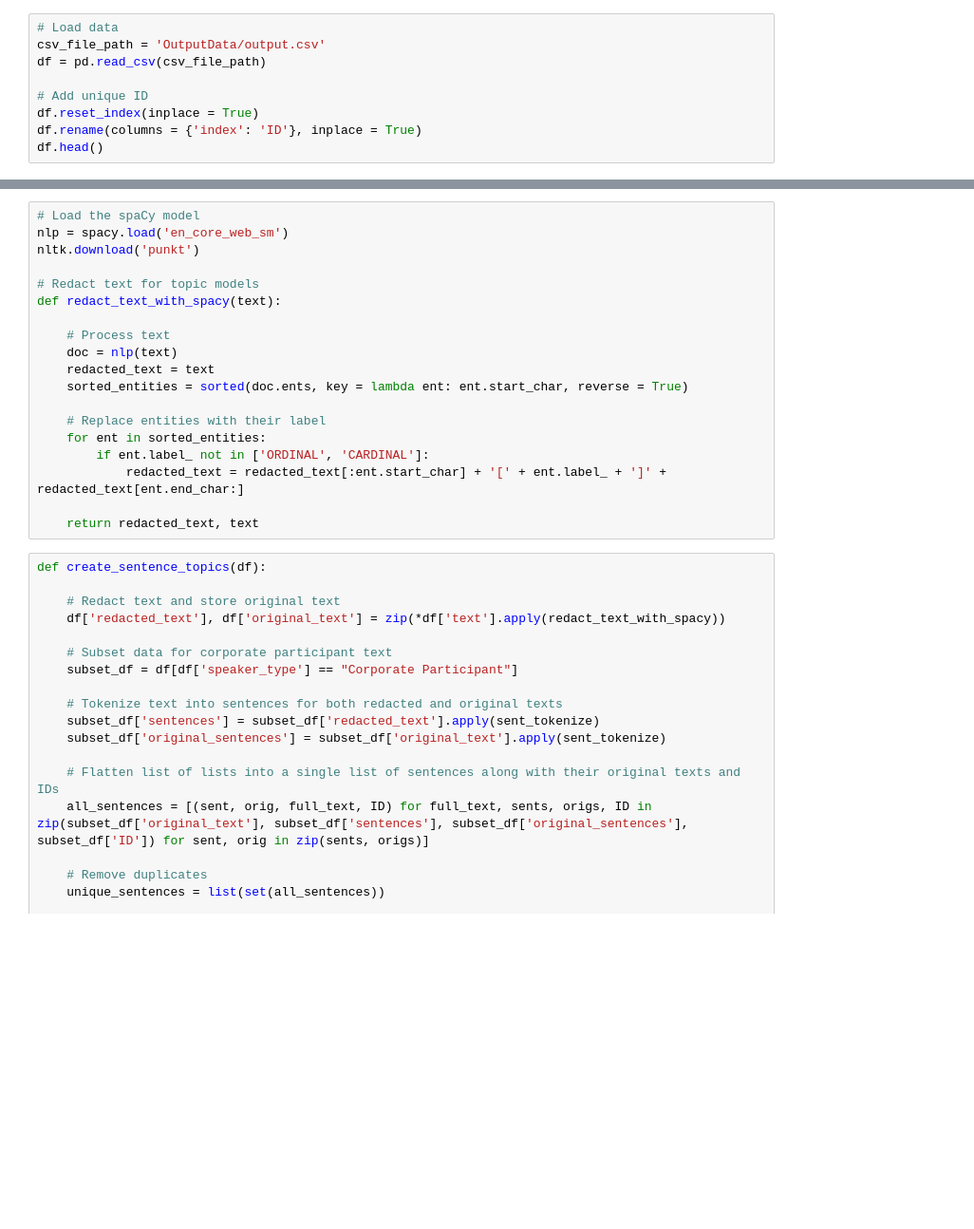
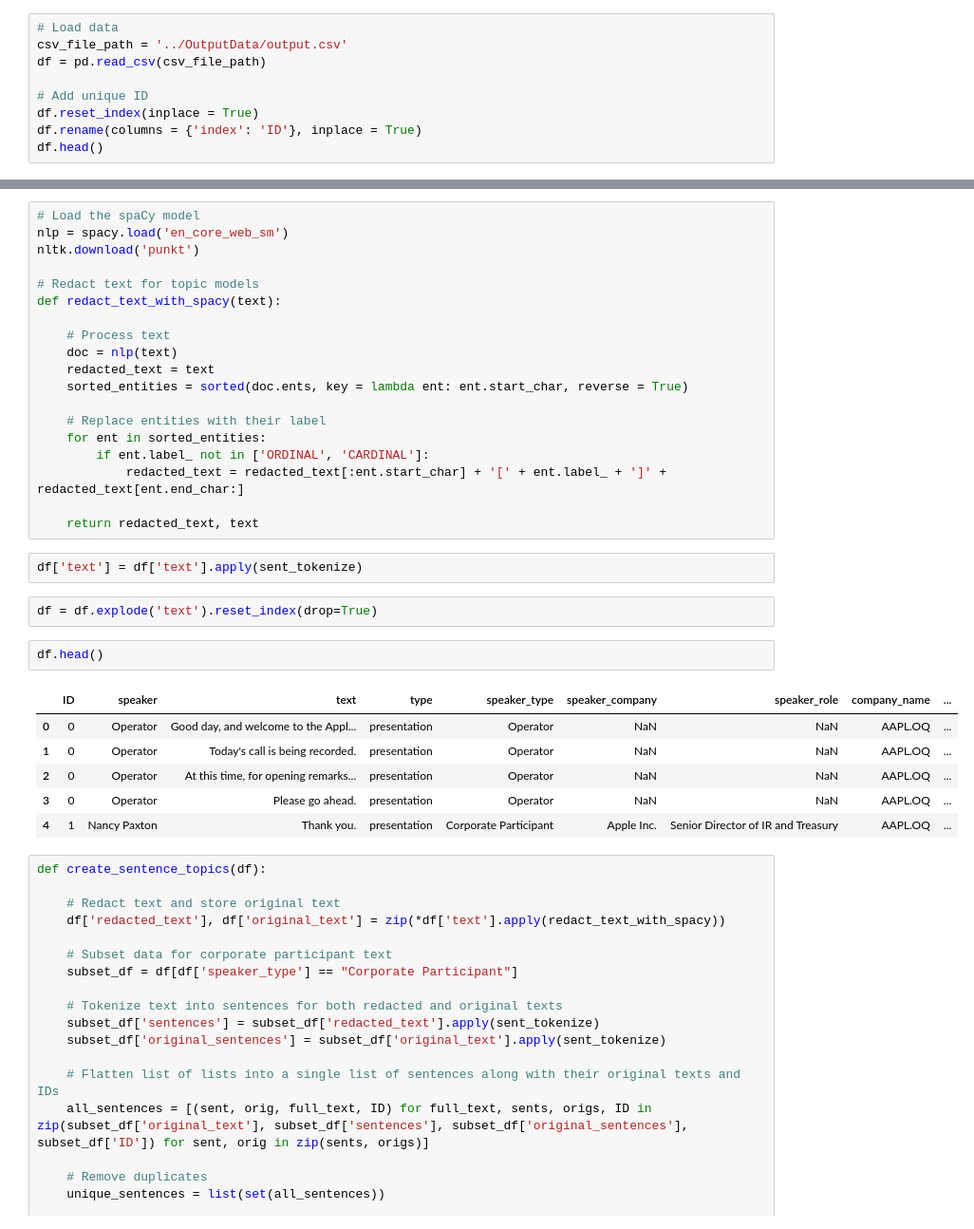
Before and after one commit to maxime7770/Earnings-Calls-Processor, a Jupyter notebook: archives/create_text_features.ipynb, the cells around one changed output, grey strips where cells are left out. Shown at 95% size. Saved outputs shown, nothing was run; the diff lists cells and outputs as text; blank space fills up the shorter version.

```diff
--- a/archives/create_text_features.ipynb
+++ b/archives/create_text_features.ipynb
@@ -17,7 +17,7 @@ import spacy
 ## Load Data
 # %%
 # Load data
-csv_file_path = 'OutputData/output.csv'
+csv_file_path = '../OutputData/output.csv'
 df = pd.read_csv(csv_file_path)
 
 # Add unique ID
@@ -123,6 +123,19 @@ def redact_text_with_spacy(text):
             redacted_text = redacted_text[:ent.start_char] + '[' + ent.label_ + ']' + redacted_text[ent.end_char:]
 
     return redacted_text, text
+# %%
+df['text'] = df['text'].apply(sent_tokenize)
+# %%
+df = df.explode('text').reset_index(drop=True)
+# %%
+df.head()
+# %% [output]
+|  | ID | speaker | text | type | speaker_type | speaker_company | speaker_role | company_name | ... |
+| 0 | 0 | Operator | Good day, and welcome to the Appl... | presentation | Operator | NaN | NaN | AAPL.OQ | ... |
+| 1 | 0 | Operator | Today's call is being recorded. | presentation | Operator | NaN | NaN | AAPL.OQ | ... |
+| 2 | 0 | Operator | At this time, for opening remarks... | presentation | Operator | NaN | NaN | AAPL.OQ | ... |
+| 3 | 0 | Operator | Please go ahead. | presentation | Operator | NaN | NaN | AAPL.OQ | ... |
+| 4 | 1 | Nancy Paxton | Thank you. | presentation | Corporate Participant | Apple Inc. | Senior Director of IR and Treasury | AAPL.OQ | ... |
 # %%
 def create_sentence_topics(df):
 
```
Also changed, not shown: 6 other files.
